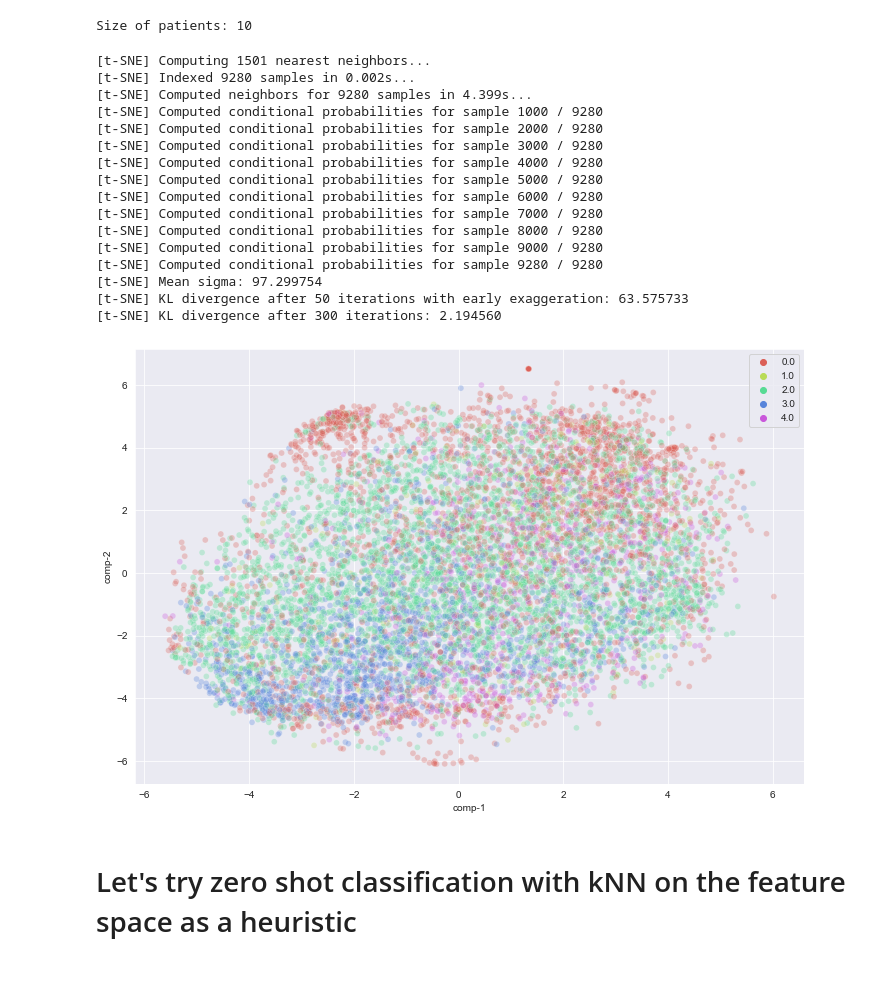
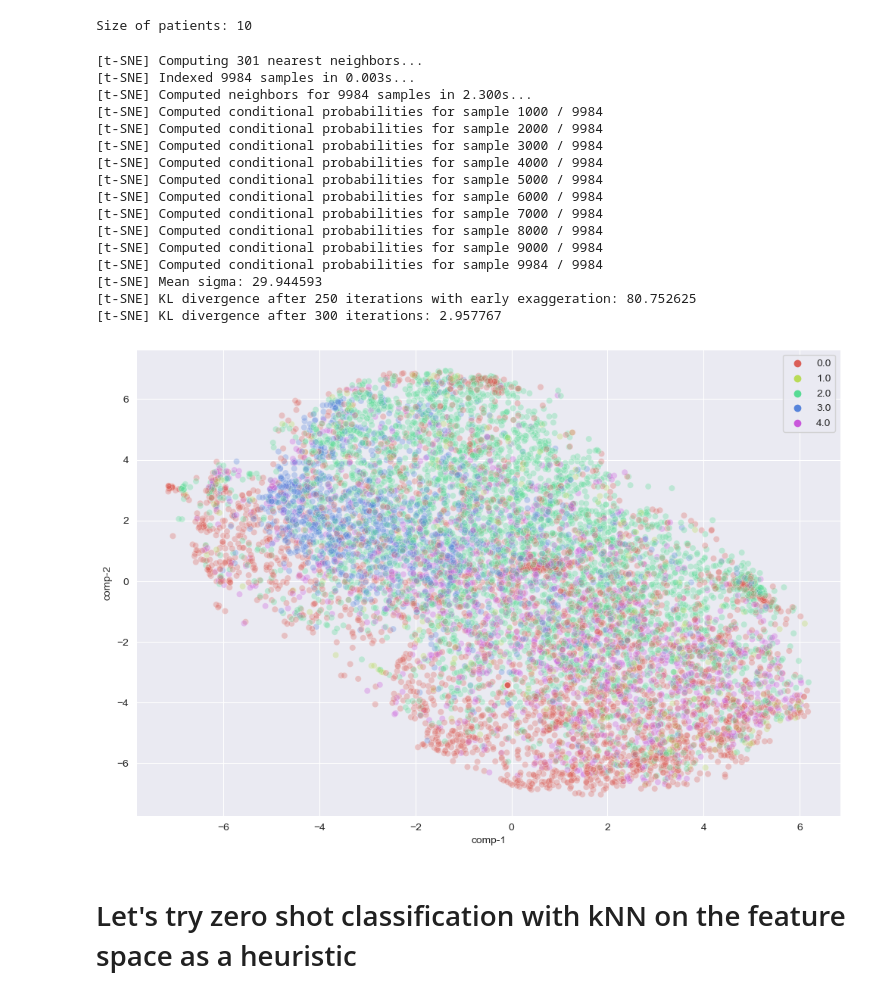
Before and after one commit to TomS55555/thesis, a Jupyter notebook: experiments/visualize_pretrained_model.ipynb, the cells around one changed output. Drawn from its saved outputs; the diff is of its cells as text; code cells hidden in the pictures.

```diff
--- a/experiments/visualize_pretrained_model.ipynb
+++ b/experiments/visualize_pretrained_model.ipynb
@@ -14,7 +14,7 @@ import torch.utils.data as data
 import experiments.SleepTransformer.simclr.train as tt
 import constants
 # %%
-encoder_path = "CnnTransformer\\simclr\\simclr_cnn_transformer_trainings2\\pretrained_IT_5000pat2\\lightning_logs\\version_0\\checkpoints\\epoch=210-step=75781.ckpt"
+encoder_path = "CnnEncoder\\simclr\\simclr_cnn_encoder_trainings1\\pretrained_IT_500pat1\\lightning_logs\\version_0\\checkpoints\\epoch=80-step=28389.ckpt"
 pretrained_model = load_model(SimCLR_Transformer, encoder_path)
 # %%
 from datasets.datasets import SHHSdataset
@@ -45,44 +45,44 @@ outputs = torch.cat(outputs, dim=0)
 labels = torch.cat(labels, dim=0)
 output_ds = data.TensorDataset(outputs, labels.squeeze())
 # %%
-tsne = TSNE(n_components=2, n_iter=300, verbose=1, perplexity=500)
+tsne = TSNE(n_components=2, n_iter=300, verbose=1, perplexity=100)
 x, y = outputs, labels.squeeze()
 x.requires_grad = False
 y.requires_grad = False
 tsne_results = tsne.fit_transform(x)
 df = pd.DataFrame()
 df['comp-1'] = tsne_results[:,0]
 df['comp-2'] = tsne_results[:,1]
 df["y"] = y
 plt.figure(figsize=(12, 8))
 sns.scatterplot(
     x="comp-1", y="comp-2",
     hue=df.y.tolist(),
     palette=sns.color_palette("hls", 5),
     data=df,
     legend="full",
     alpha=0.3
 )
 #save_name = 'tsne_'+encoder_path.split('.ckpt')[0]
 plt.savefig('test.png')
 # %% [output]
-[t-SNE] Computing 1501 nearest neighbors...
-[t-SNE] Indexed 9280 samples in 0.002s...
-[t-SNE] Computed neighbors for 9280 samples in 4.399s...
-[t-SNE] Computed conditional probabilities for sample 1000 / 9280
-[t-SNE] Computed conditional probabilities for sample 2000 / 9280
-[t-SNE] Computed conditional probabilities for sample 3000 / 9280
-[t-SNE] Computed conditional probabilities for sample 4000 / 9280
-[t-SNE] Computed conditional probabilities for sample 5000 / 9280
-[t-SNE] Computed conditional probabilities for sample 6000 / 9280
-[t-SNE] Computed conditional probabilities for sample 7000 / 9280
-[t-SNE] Computed conditional probabilities for sample 8000 / 9280
-[t-SNE] Computed conditional probabilities for sample 9000 / 9280
-[t-SNE] Computed conditional probabilities for sample 9280 / 9280
-[t-SNE] Mean sigma: 97.299754
-[t-SNE] KL divergence after 50 iterations with early exaggeration: 63.575733
-[t-SNE] KL divergence after 300 iterations: 2.194560
+[t-SNE] Computing 301 nearest neighbors...
+[t-SNE] Indexed 9984 samples in 0.003s...
+[t-SNE] Computed neighbors for 9984 samples in 2.300s...
+[t-SNE] Computed conditional probabilities for sample 1000 / 9984
+[t-SNE] Computed conditional probabilities for sample 2000 / 9984
+[t-SNE] Computed conditional probabilities for sample 3000 / 9984
+[t-SNE] Computed conditional probabilities for sample 4000 / 9984
+[t-SNE] Computed conditional probabilities for sample 5000 / 9984
+[t-SNE] Computed conditional probabilities for sample 6000 / 9984
+[t-SNE] Computed conditional probabilities for sample 7000 / 9984
+[t-SNE] Computed conditional probabilities for sample 8000 / 9984
+[t-SNE] Computed conditional probabilities for sample 9000 / 9984
+[t-SNE] Computed conditional probabilities for sample 9984 / 9984
+[t-SNE] Mean sigma: 29.944593
+[t-SNE] KL divergence after 250 iterations with early exaggeration: 80.752625
+[t-SNE] KL divergence after 300 iterations: 2.957767
-[figure, old version]
+[figure, new version]
 # %% [markdown]
 # Let's try zero shot classification with kNN on the feature space as a heuristic
 # %%
```
Also changed, not shown: 6 other files.
